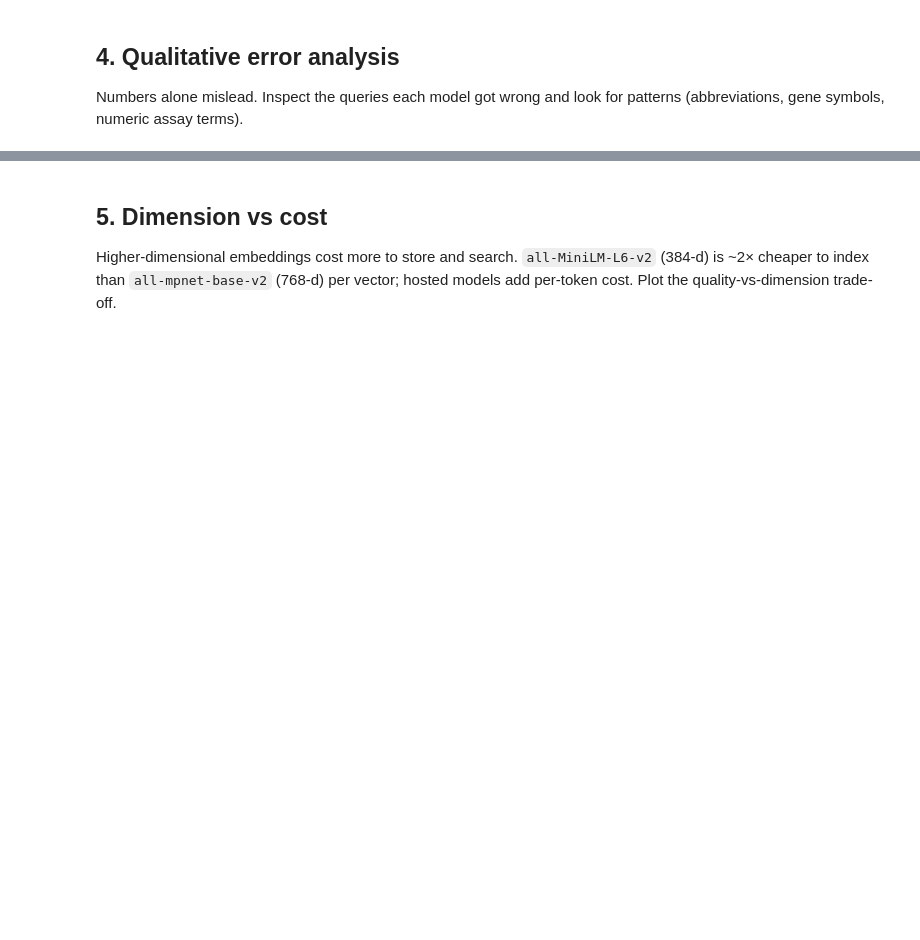
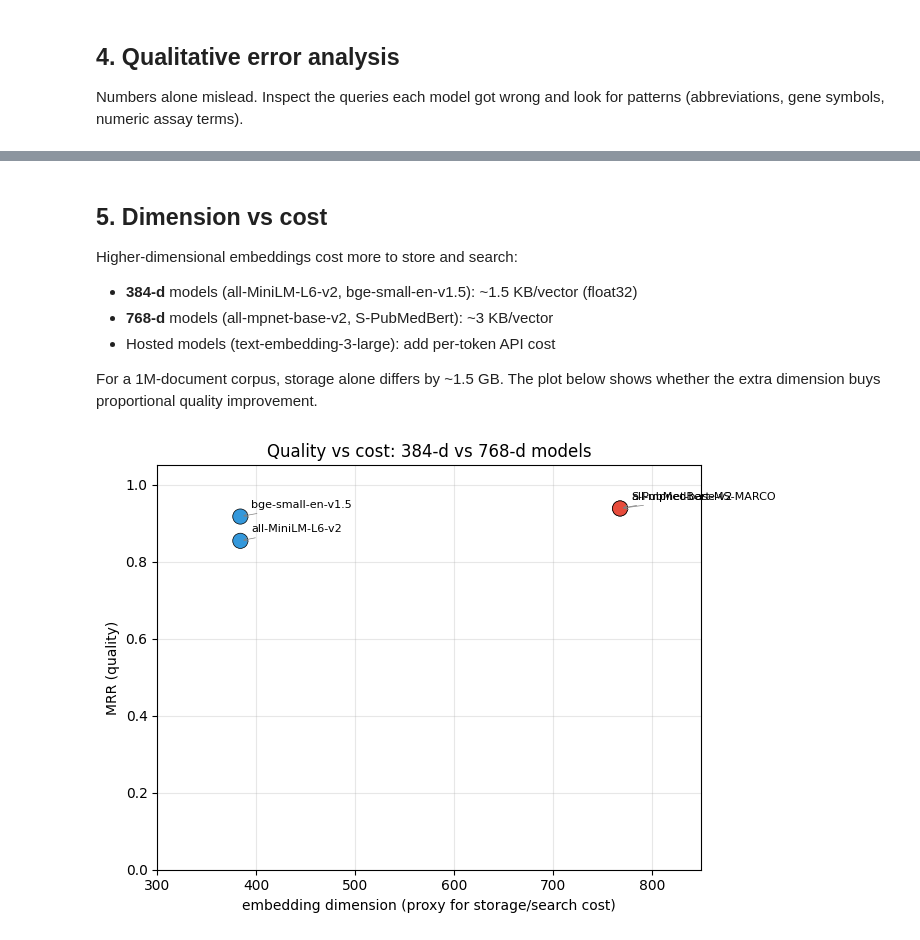
Before and after one commit to IvanReznikov/LangChain4LifeSciencesHealthcare, a Jupyter notebook: notebooks/Chapter 02. Introducing Large Language Models/LC4LSH_Chapter_2_Embedding_Evaluation.ipynb, the cells around one changed output, grey strips where cells are left out. Cells and saved outputs as stored; diff of their text form; code cells hidden in the pictures; blank space fills up the shorter version.

```diff
--- a/notebooks/Chapter 02. Introducing Large Language Models/LC4LSH_Chapter_2_Embedding_Evaluation.ipynb
+++ b/notebooks/Chapter 02. Introducing Large Language Models/LC4LSH_Chapter_2_Embedding_Evaluation.ipynb
@@ -183,16 +579,37 @@ for model, fails in all_failures.items():
 # %% [markdown]
 ## 5. Dimension vs cost
 
-Higher-dimensional embeddings cost more to store and search. `all-MiniLM-L6-v2` (384-d) is ~2× cheaper to index than `all-mpnet-base-v2` (768-d) per vector; hosted models add per-token cost. Plot the quality-vs-dimension trade-off.
+Higher-dimensional embeddings cost more to store and search:
+- **384-d** models (all-MiniLM-L6-v2, bge-small-en-v1.5): ~1.5 KB/vector (float32)
+- **768-d** models (all-mpnet-base-v2, S-PubMedBert): ~3 KB/vector
+- Hosted models (text-embedding-3-large): add per-token API cost
+
+For a 1M-document corpus, storage alone differs by ~1.5 GB. The plot below shows
+whether the extra dimension buys proportional quality improvement.
 # %%
 import matplotlib.pyplot as plt
 
 if len(res_df):
-    fig, ax = plt.subplots(figsize=(6, 4))
-    ax.scatter(res_df["dim"], res_df["MRR"], s=80)
+    fig, ax = plt.subplots(figsize=(7, 5))
+    # Color by dimension family
+    colors = ["#3498db" if d == 384 else "#e74c3c" for d in res_df["dim"]]
+    ax.scatter(res_df["dim"], res_df["MRR"], s=120, c=colors, edgecolors="black", linewidth=0.5, zorder=3)
     for _, r in res_df.iterrows():
-        ax.annotate(r["model"], (r["dim"], r["MRR"]), textcoords="offset points", xytext=(6, 4), fontsize=8)
+        ax.annotate(
+            r["model"],
+            (r["dim"], r["MRR"]),
+            textcoords="offset points",
+            xytext=(8, 6),
+            fontsize=8,
+            arrowprops=dict(arrowstyle="->", color="gray", lw=0.5),
+        )
     ax.set_xlabel("embedding dimension (proxy for storage/search cost)")
     ax.set_ylabel("MRR (quality)")
-    ax.set_title("Quality vs cost trade-off")
-    plt.tight_layout(); plt.show()
+    ax.set_title("Quality vs cost: 384-d vs 768-d models")
+    ax.set_xlim(300, 850)
+    ax.set_ylim(0, 1.05)
+    ax.grid(True, alpha=0.3)
+    plt.tight_layout()
+    plt.show()
+# %% [output]
+[figure, added]
```
Also changed, not shown: parts of 26 cells of this notebook, 7 other files.
